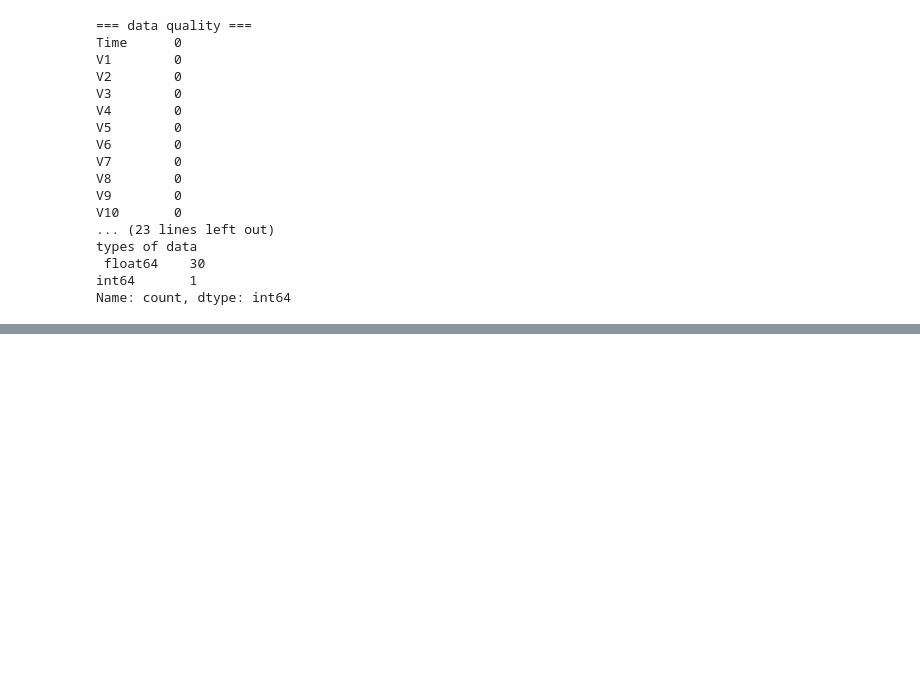
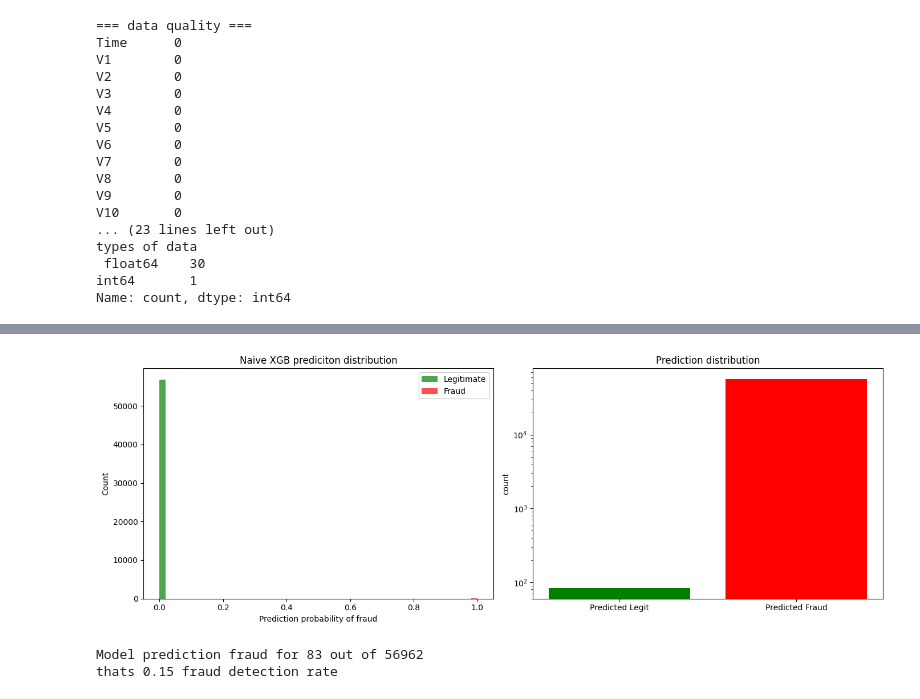
Before and after one commit to Dereger325/credit-card-fraud-detection, a Jupyter notebook: fraud_detection.ipynb, the cells around one changed output, grey strips where cells are left out. Saved outputs shown, nothing was run; the diff lists cells and outputs as text; code cells hidden in the pictures; blank space fills up the shorter version.

```diff
--- a/fraud_detection.ipynb
+++ b/fraud_detection.ipynb
@@ -166,0 +193,13 @@ Name: count, dtype: int64
+# %%
+from sklearn.model_selection import train_test_split
+
+train_X = fraud_data.drop('Class',axis = 1)
+train_Y = fraud_data['Class']
+X_train,X_test,Y_train,Y_test = train_test_split(train_X,train_Y,test_size = 0.2,random_state = 42,stratify = train_Y)
+
+print("training set: ",X_train.shape)
+print("test set: ",X_test.shape)
+print(f"fraud rate in training: {Y_train.mean():.4f}")
+print(f"fraud rate in test: {Y_test.mean():.4f}")
+print(f"frauds in training: {Y_train.sum()}")
+print(f"frauds in test: {Y_test.sum()}")
@@ -166,0 +267,11 @@ Name: count, dtype: int64
+# %%
+from xgboost import XGBClassifier
+
+naive_XGB = XGBClassifier(n_estimators = 100,learning_rate = 0.1,max_depth = 5,random_state = 42,eval_metric = 'logloss').fit(X_train,Y_train)
+naive_XGB_pred = naive_XGB.predict(X_test)
+print(f'accuracy {accuracy_score(Y_test,naive_XGB_pred):.4f}')
+print(f'recall {recall_score(Y_test,naive_XGB_pred,zero_division = 0):.4f}')
+print(f'precision {precision_score(Y_test,naive_XGB_pred,zero_division = 0):.4f}')
+print(f'f1 score {f1_score(Y_test,naive_XGB_pred,zero_division = 0):.4f}')
+
+print(f"classification report {classification_report(Y_test,naive_XGB_pred,target_names = ['Legitimate','Fraud'])}")
@@ -166,0 +334,25 @@ Name: count, dtype: int64
+# %%
+##### Look at prediction probabilities for naive XGBoost
+
+fig,axes = plt.subplots(1,2,figsize = (14,5))
+axes[0].hist(naive_XGB_pred[Y_test == 0],bins = 50,alpha = 0.7,color = 'green',label = 'Legitimate',range = (0,1))
+axes[0].hist(naive_XGB_pred[Y_test == 1],bins = 50,alpha = 0.7,color = 'red',label = 'Fraud',range = (0,1))
+axes[0].set_xlabel('Prediction probability of fraud')
+axes[0].set_ylabel('Count')
+axes[0].set_title('Naive XGB prediciton distribution')
+axes[0].legend()
+
+pred_counts = pd.Series(naive_XGB_pred).value_counts()
+axes[1].bar(['Predicted Legit','Predicted Fraud'],[pred_counts.get(1,0),pred_counts.get(0,1)],color = ['green','red'])
+axes[1].set_ylabel('count')
+axes[1].set_title('Prediction distribution')
+axes[1].set_yscale('log')
+plt.tight_layout()
+plt.show()
+
+print(f'Model prediction fraud for {pred_counts.get(1,0)} out of {len(Y_test)}')
+print(f'thats {pred_counts.get(1,0)/len(Y_test) * 100:.2f} fraud detection rate')
+# %% [output]
+[figure, added]
+Model prediction fraud for 83 out of 56962
+thats 0.15 fraud detection rate
```
Also changed, not shown: parts of 7 cells of this notebook.
